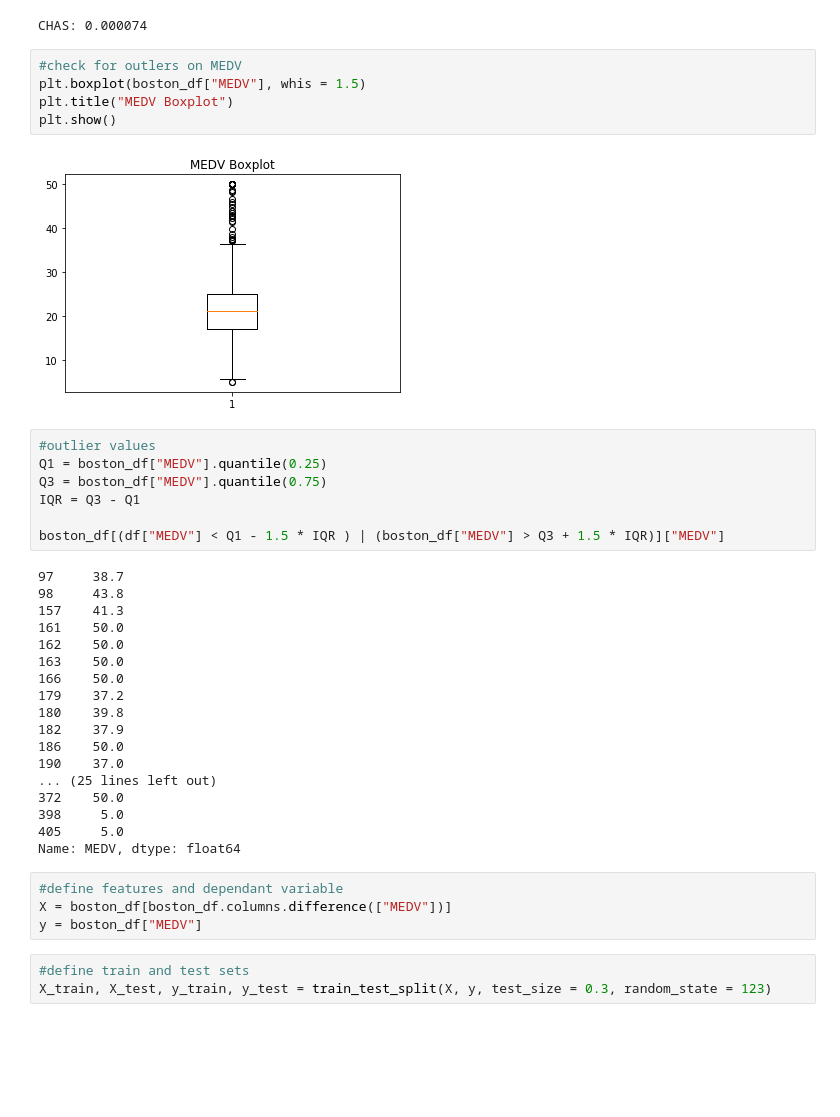
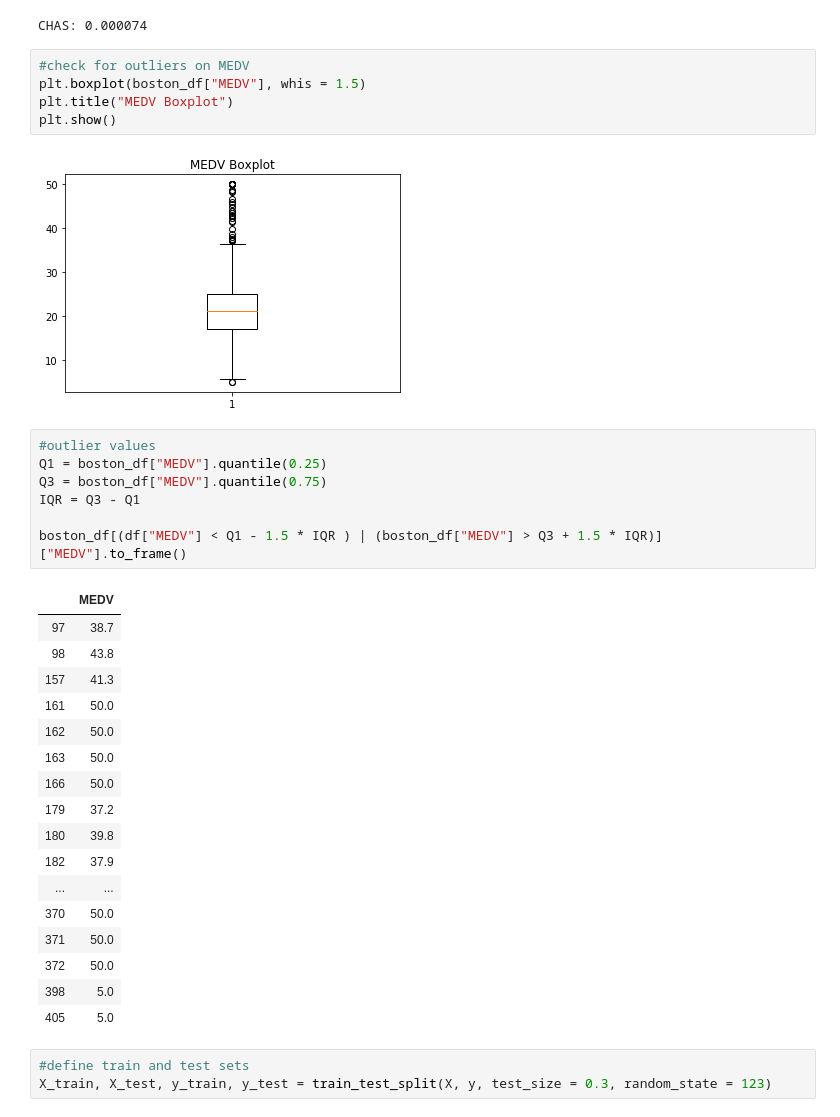
Before and after one commit to FerranDonoso/01-20-Boston-Dataset, a Jupyter notebook: Boston_House_Prices.ipynb, the cells around one changed output. Drawn from its saved outputs; the diff is of its cells as text; blank space fills up the shorter version.

```diff
--- a/Boston_House_Prices.ipynb
+++ b/Boston_House_Prices.ipynb
@@ -168,7 +178,7 @@ print("CHAS:", "%f" % p)
 # %% [output]
 CHAS: 0.000074
 # %%
-#check for outlers on MEDV
+#check for outliers on MEDV
 plt.boxplot(boston_df["MEDV"], whis = 1.5)
 plt.title("MEDV Boxplot")
 plt.show()
@@ -177,32 +187,28 @@ plt.show()
 # %%
 #outlier values
 Q1 = boston_df["MEDV"].quantile(0.25)
 Q3 = boston_df["MEDV"].quantile(0.75)
 IQR = Q3 - Q1
 
-boston_df[(df["MEDV"] < Q1 - 1.5 * IQR ) | (boston_df["MEDV"] > Q3 + 1.5 * IQR)]["MEDV"]
+boston_df[(df["MEDV"] < Q1 - 1.5 * IQR ) | (boston_df["MEDV"] > Q3 + 1.5 * IQR)]["MEDV"].to_frame()
 # %% [output]
-97     38.7
-98     43.8
-157    41.3
-161    50.0
-162    50.0
-163    50.0
-166    50.0
-179    37.2
-180    39.8
-182    37.9
-186    50.0
-190    37.0
-... (25 lines left out)
-372    50.0
-398     5.0
-405     5.0
-Name: MEDV, dtype: float64
+|  | MEDV |
+| 97 | 38.7 |
+| 98 | 43.8 |
+| 157 | 41.3 |
+| 161 | 50.0 |
+| 162 | 50.0 |
+| 163 | 50.0 |
+| 166 | 50.0 |
+| 179 | 37.2 |
+| 180 | 39.8 |
+| 182 | 37.9 |
+| ... | ... |
+| 370 | 50.0 |
+| 371 | 50.0 |
+| 372 | 50.0 |
+| 398 | 5.0 |
+| 405 | 5.0 |
-# %%
-#define features and dependant variable
-X = boston_df[boston_df.columns.difference(["MEDV"])]
-y = boston_df["MEDV"]
 # %%
 #define train and test sets
 X_train, X_test, y_train, y_test = train_test_split(X, y, test_size = 0.3, random_state = 123)
```
Also changed, not shown: parts of 28 cells of this notebook.
